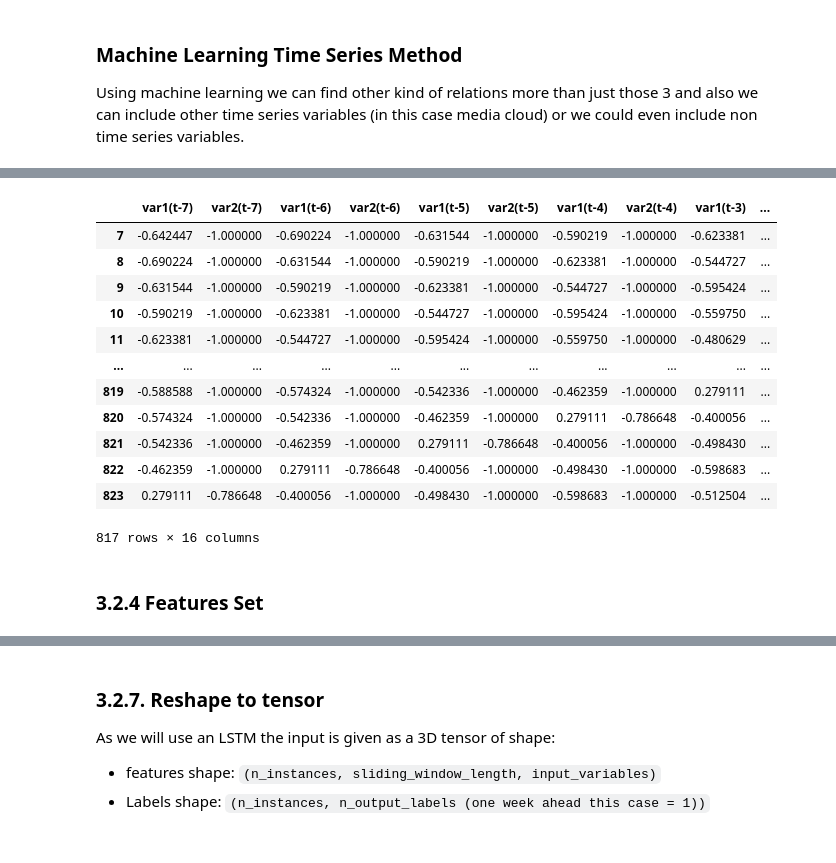
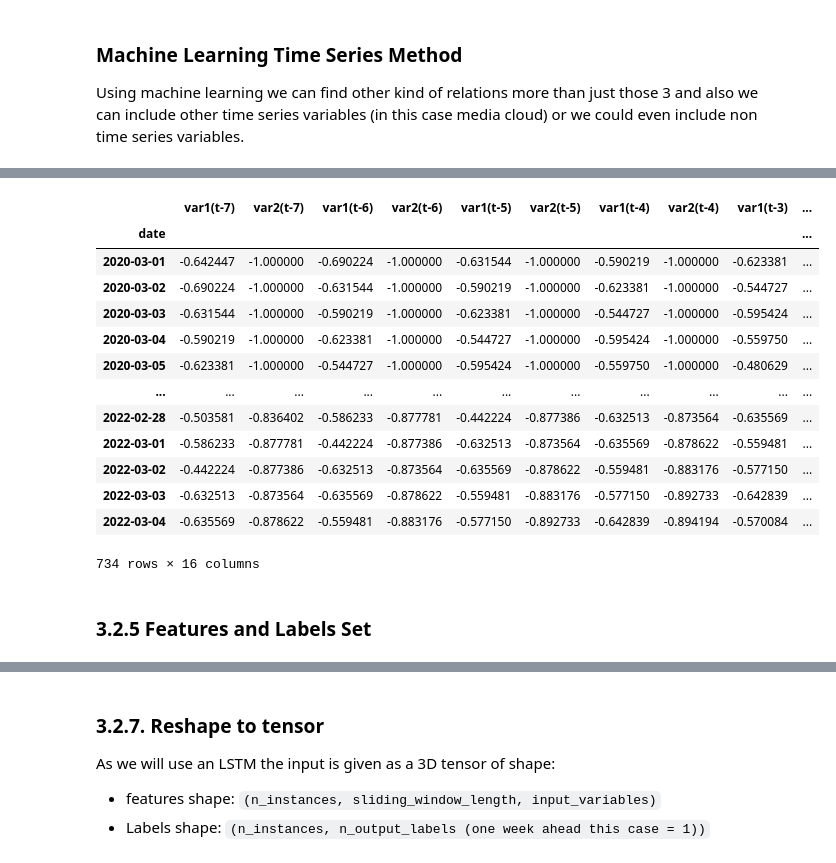
Before and after one commit to MITCriticalData-Colombia/Covid_Media_Cloud, a Jupyter notebook: introductory_training(regression).ipynb, the cells around one changed output, grey strips where cells are left out. Drawn from its saved outputs; the diff is of its cells as text; code cells hidden in the pictures.

```diff
--- a/introductory_training(regression).ipynb
+++ b/introductory_training(regression).ipynb
@@ -559,0 +562,20 @@ Using machine learning we can find other kind of relations more than just those
+# %%
+def train_test_split(df, train_percentage = 90):
+    # We need a sequence so we can't split randomly
+    # To divide into Train and test we have to calculate the train percentage of the dataset:
+    size = df.shape[0]
+    split = int(size*(train_percentage/100))
+
+    """ Train """
+    # We will train with 1st percentage % of data and test with the rest
+    train_df = df.iloc[:split,:] ## percentage % train
+
+    """ Test """
+    test_df = df.iloc[split:,:] # 100 - percentage % test
+
+    print(f'The train shape is: {train_df.shape}')
+    print(f'The test shape is: {test_df.shape}')
+
+    return train_df, test_df
+# %%
+train_df, test_df = train_test_split(covid_df, train_percentage = 90)
@@ -559,0 +639,9 @@ Using machine learning we can find other kind of relations more than just those
+# %%
+feature_range = (-1, 1)
+
+# Scale train:
+train_df, scalers = normalize_train_features(train_df, feature_range=feature_range)
+
+print(f'The scalers are: {scalers}')
+
+train_df.head()
@@ -559,0 +665,3 @@ Using machine learning we can find other kind of relations more than just those
+# %%
+# Scale test:
+test_df = normalize_test_features(test_df, scalers=scalers)
@@ -627,29 +719,26 @@ def normalize_features(df, normalize_y=True, feature_range=(0, 1)):
 # %%
-normalize_y = True
-feature_range = (-1, 1)
-
-#scaled = normalize_features(df=covid_df, normalize_y=normalize_y, feature_range=feature_range)
-scaled, scaler_y = normalize_features(df=covid_df, normalize_y=normalize_y, feature_range=feature_range)
-
 # length of window
 days = 7
 
 # frame as supervised learning
-data = series_to_supervised(scaled, n_in=days)
-DataFrame(data)
+train = series_to_supervised(train_df, n_in=days)
+test = series_to_supervised(test_df, n_in=days)
+
+DataFrame(train)
 # %% [output]
 |  | var1(t-7) | var2(t-7) | var1(t-6) | var2(t-6) | var1(t-5) | var2(t-5) | var1(t-4) | var2(t-4) | var1(t-3) | ... |
-| 7 | -0.642447 | -1.000000 | -0.690224 | -1.000000 | -0.631544 | -1.000000 | -0.590219 | -1.000000 | -0.623381 | ... |
-| 8 | -0.690224 | -1.000000 | -0.631544 | -1.000000 | -0.590219 | -1.000000 | -0.623381 | -1.000000 | -0.544727 | ... |
-| 9 | -0.631544 | -1.000000 | -0.590219 | -1.000000 | -0.623381 | -1.000000 | -0.544727 | -1.000000 | -0.595424 | ... |
-| 10 | -0.590219 | -1.000000 | -0.623381 | -1.000000 | -0.544727 | -1.000000 | -0.595424 | -1.000000 | -0.559750 | ... |
-| 11 | -0.623381 | -1.000000 | -0.544727 | -1.000000 | -0.595424 | -1.000000 | -0.559750 | -1.000000 | -0.480629 | ... |
+| date |  |  |  |  |  |  |  |  |  | ... |
+| 2020-03-01 | -0.642447 | -1.000000 | -0.690224 | -1.000000 | -0.631544 | -1.000000 | -0.590219 | -1.000000 | -0.623381 | ... |
+| 2020-03-02 | -0.690224 | -1.000000 | -0.631544 | -1.000000 | -0.590219 | -1.000000 | -0.623381 | -1.000000 | -0.544727 | ... |
+| 2020-03-03 | -0.631544 | -1.000000 | -0.590219 | -1.000000 | -0.623381 | -1.000000 | -0.544727 | -1.000000 | -0.595424 | ... |
+| 2020-03-04 | -0.590219 | -1.000000 | -0.623381 | -1.000000 | -0.544727 | -1.000000 | -0.595424 | -1.000000 | -0.559750 | ... |
+| 2020-03-05 | -0.623381 | -1.000000 | -0.544727 | -1.000000 | -0.595424 | -1.000000 | -0.559750 | -1.000000 | -0.480629 | ... |
 | ... | ... | ... | ... | ... | ... | ... | ... | ... | ... | ... |
-| 819 | -0.588588 | -1.000000 | -0.574324 | -1.000000 | -0.542336 | -1.000000 | -0.462359 | -1.000000 | 0.279111 | ... |
-| 820 | -0.574324 | -1.000000 | -0.542336 | -1.000000 | -0.462359 | -1.000000 | 0.279111 | -0.786648 | -0.400056 | ... |
-| 821 | -0.542336 | -1.000000 | -0.462359 | -1.000000 | 0.279111 | -0.786648 | -0.400056 | -1.000000 | -0.498430 | ... |
-| 822 | -0.462359 | -1.000000 | 0.279111 | -0.786648 | -0.400056 | -1.000000 | -0.498430 | -1.000000 | -0.598683 | ... |
-| 823 | 0.279111 | -0.786648 | -0.400056 | -1.000000 | -0.498430 | -1.000000 | -0.598683 | -1.000000 | -0.512504 | ... |
+| 2022-02-28 | -0.503581 | -0.836402 | -0.586233 | -0.877781 | -0.442224 | -0.877386 | -0.632513 | -0.873564 | -0.635569 | ... |
+| 2022-03-01 | -0.586233 | -0.877781 | -0.442224 | -0.877386 | -0.632513 | -0.873564 | -0.635569 | -0.878622 | -0.559481 | ... |
+| 2022-03-02 | -0.442224 | -0.877386 | -0.632513 | -0.873564 | -0.635569 | -0.878622 | -0.559481 | -0.883176 | -0.577150 | ... |
+| 2022-03-03 | -0.632513 | -0.873564 | -0.635569 | -0.878622 | -0.559481 | -0.883176 | -0.577150 | -0.892733 | -0.642839 | ... |
+| 2022-03-04 | -0.635569 | -0.878622 | -0.559481 | -0.883176 | -0.577150 | -0.892733 | -0.642839 | -0.894194 | -0.570084 | ... |
-817 rows × 16 columns
+734 rows × 16 columns
 # %% [markdown]
-### 3.2.4 Features Set
+### 3.2.5 Features and Labels Set
```
Also changed, not shown: parts of 30 cells of this notebook.
